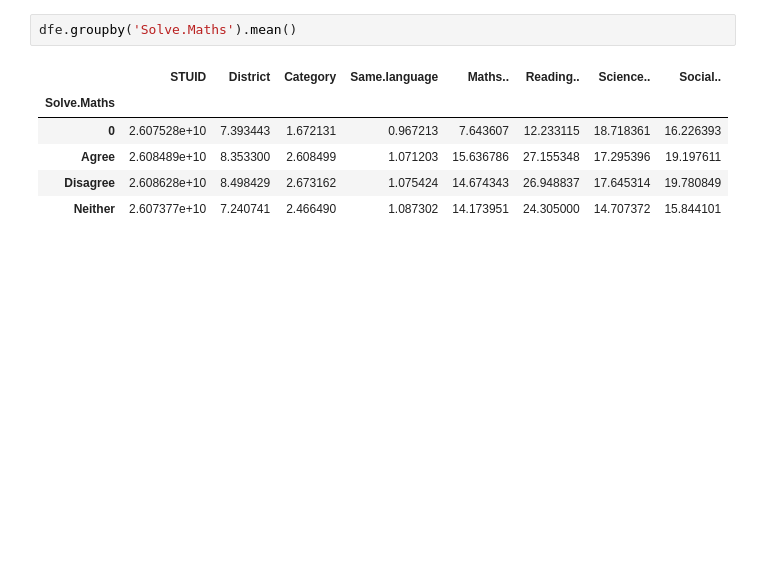
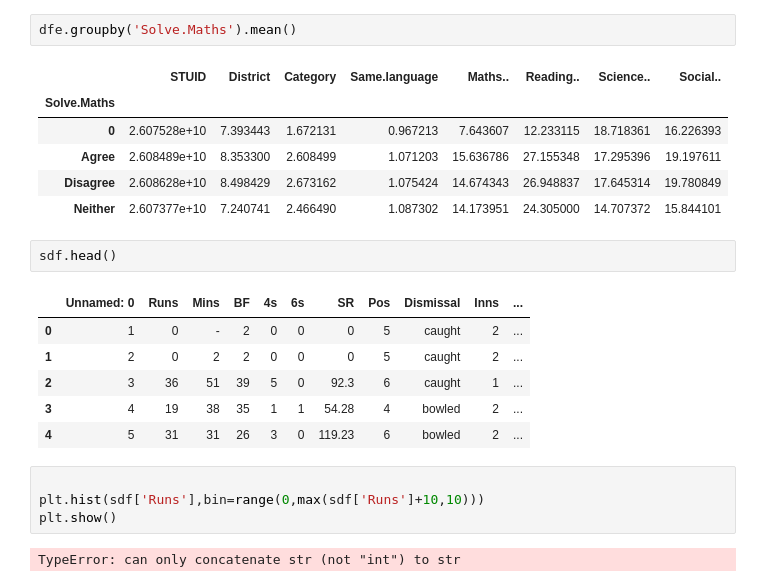
Before and after one commit to Manishk018/upgrad-workspace, a Jupyter notebook: Satistics/Statistics_puestions.ipynb, the cells around one changed output. Drawn from its saved outputs; the diff is of its cells as text; blank space fills up the shorter version.

```diff
--- a/Satistics/Statistics_puestions.ipynb
+++ b/Satistics/Statistics_puestions.ipynb
@@ -221,3 +222,18 @@ dfe.groupby('Solve.Maths').mean()
 | Agree | 2.608489e+10 | 8.353300 | 2.608499 | 1.071203 | 15.636786 | 27.155348 | 17.295396 | 19.197611 |
 | Disagree | 2.608628e+10 | 8.498429 | 2.673162 | 1.075424 | 14.674343 | 26.948837 | 17.645314 | 19.780849 |
 | Neither | 2.607377e+10 | 7.240741 | 2.466490 | 1.087302 | 14.173951 | 24.305000 | 14.707372 | 15.844101 |
+# %%
+sdf.head()
+# %% [output]
+|  | Unnamed: 0 | Runs | Mins | BF | 4s | 6s | SR | Pos | Dismissal | Inns | ... |
+| 0 | 1 | 0 | - | 2 | 0 | 0 | 0 | 5 | caught | 2 | ... |
+| 1 | 2 | 0 | 2 | 2 | 0 | 0 | 0 | 5 | caught | 2 | ... |
+| 2 | 3 | 36 | 51 | 39 | 5 | 0 | 92.3 | 6 | caught | 1 | ... |
+| 3 | 4 | 19 | 38 | 35 | 1 | 1 | 54.28 | 4 | bowled | 2 | ... |
+| 4 | 5 | 31 | 31 | 26 | 3 | 0 | 119.23 | 6 | bowled | 2 | ... |
+# %%
+
+plt.hist(sdf['Runs'],bin=range(0,max(sdf['Runs']+10,10)))
+plt.show()
+# %% [output]
+TypeError: can only concatenate str (not "int") to str
```
Also changed, not shown: parts of 3 cells of this notebook, 12 other files.
